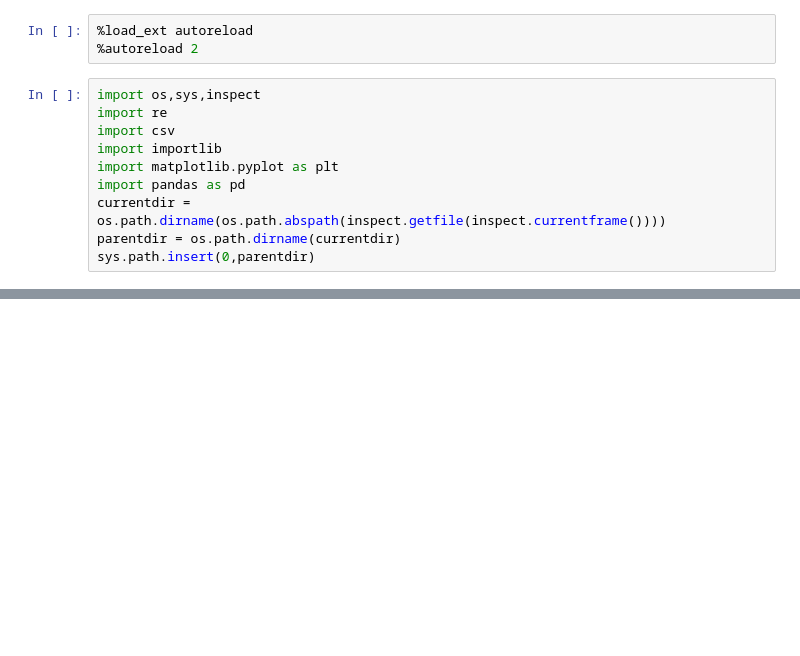
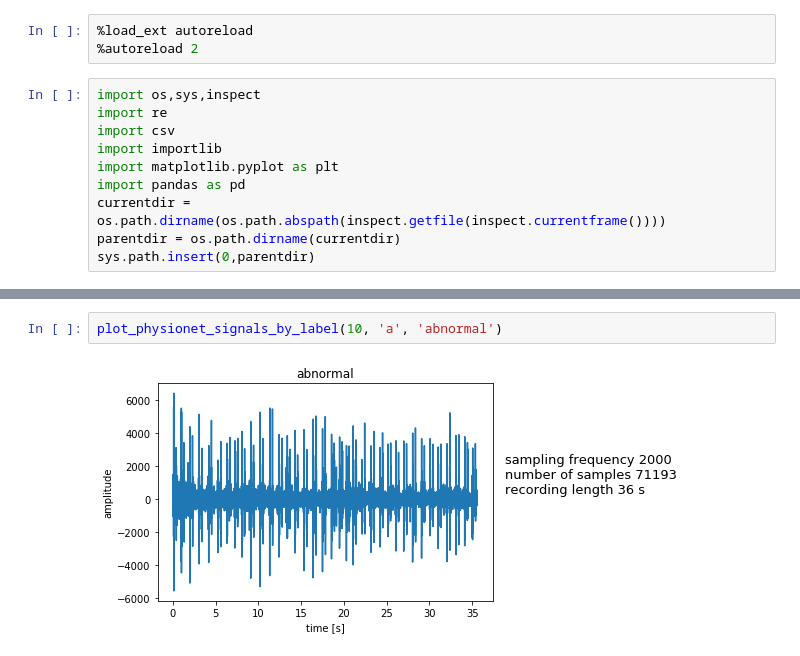
Before and after one commit to jczestochowska/heartbeat_classification, a Jupyter notebook: notebooks/dataset_analysis.ipynb, the cells around one changed output, grey strips where cells are left out. Cells and saved outputs as stored; diff of their text form; blank space fills up the shorter version.

```diff
--- a/notebooks/dataset_analysis.ipynb
+++ b/notebooks/dataset_analysis.ipynb
@@ -123,0 +117,4 @@ for filename in physio_random_filenames:
+# %%
+plot_physionet_signals_by_label(10, 'a', 'abnormal')
+# %% [output]
+[figure, added]
```
Also changed, not shown: parts of 10 cells of this notebook, 2 other files.
